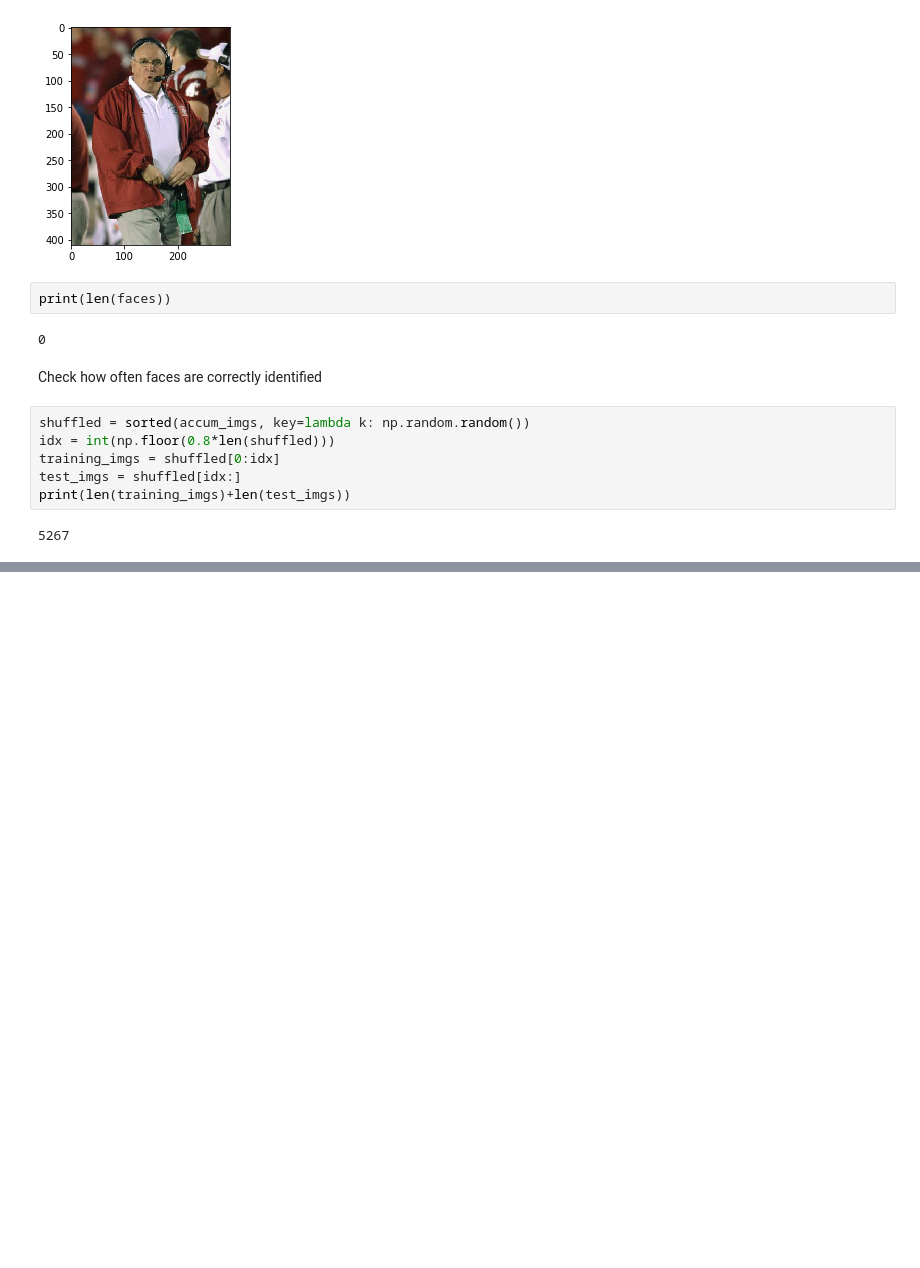
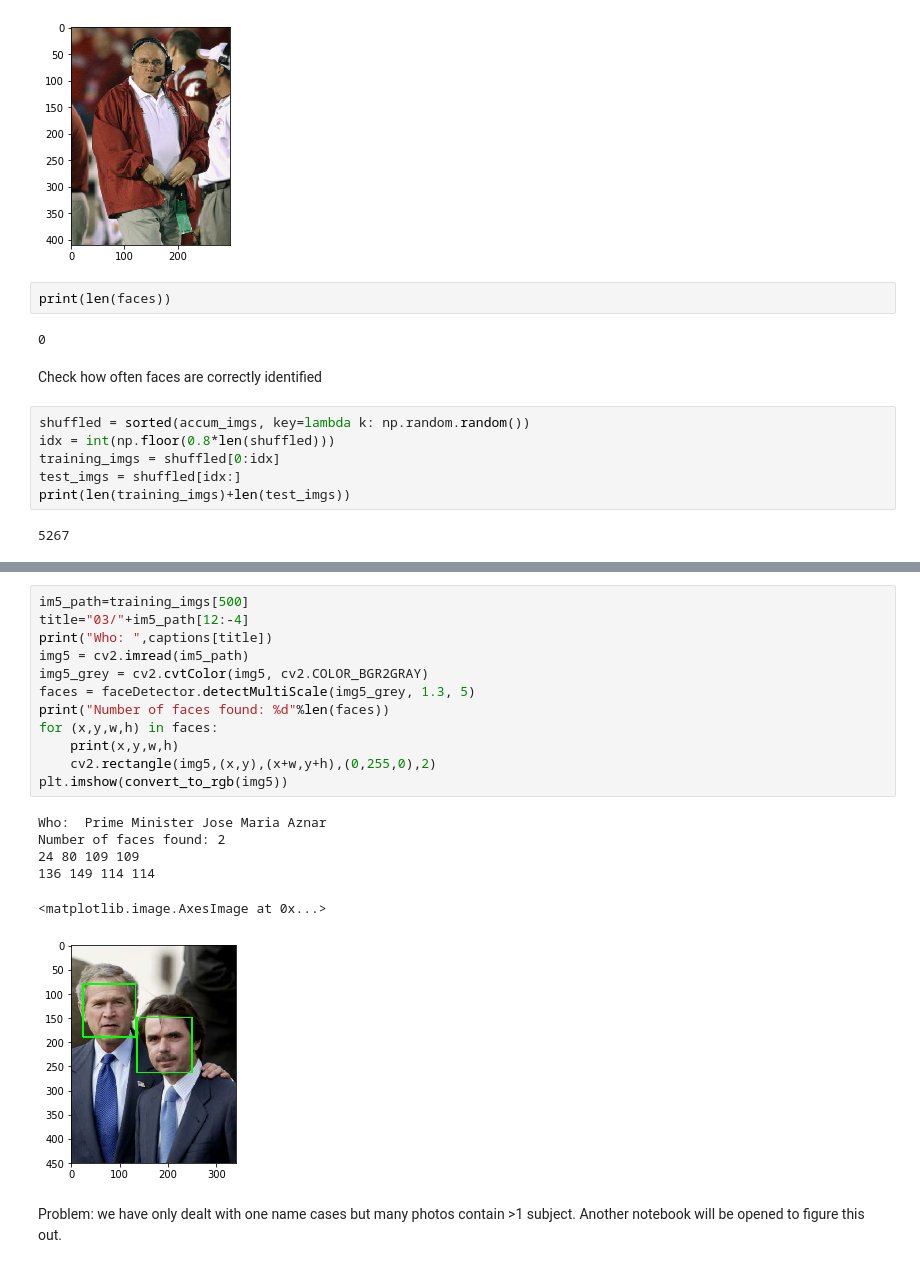
Before and after one commit to MG92/faceDetection, a Jupyter notebook: notebooks/1.0-MG92-face-detection.ipynb, the cells around one changed output, grey strips where cells are left out. Cells and saved outputs as stored; diff of their text form; blank space fills up the shorter version.

```diff
--- a/notebooks/1.0-MG92-face-detection.ipynb
+++ b/notebooks/1.0-MG92-face-detection.ipynb
@@ -108,0 +150,21 @@ KeyboardInterrupt:
+# %%
+im5_path=training_imgs[500]
+title="03/"+im5_path[12:-4]
+print("Who: ",captions[title])
+img5 = cv2.imread(im5_path)
+img5_grey = cv2.cvtColor(img5, cv2.COLOR_BGR2GRAY)
+faces = faceDetector.detectMultiScale(img5_grey, 1.3, 5)
+print("Number of faces found: %d"%len(faces))
+for (x,y,w,h) in faces:
+    print(x,y,w,h)
+    cv2.rectangle(img5,(x,y),(x+w,y+h),(0,255,0),2)
+plt.imshow(convert_to_rgb(img5))
+# %% [output]
+Who:  Prime Minister Jose Maria Aznar
+Number of faces found: 2
+24 80 109 109
+136 149 114 114
+<matplotlib.image.AxesImage at 0x...>
+[figure, added]
+# %% [markdown]
+Problem: we have only dealt with one name cases but many photos contain >1 subject. Another notebook will be opened to figure this out.
```
Also changed, not shown: parts of 19 cells of this notebook, 1 other file.
